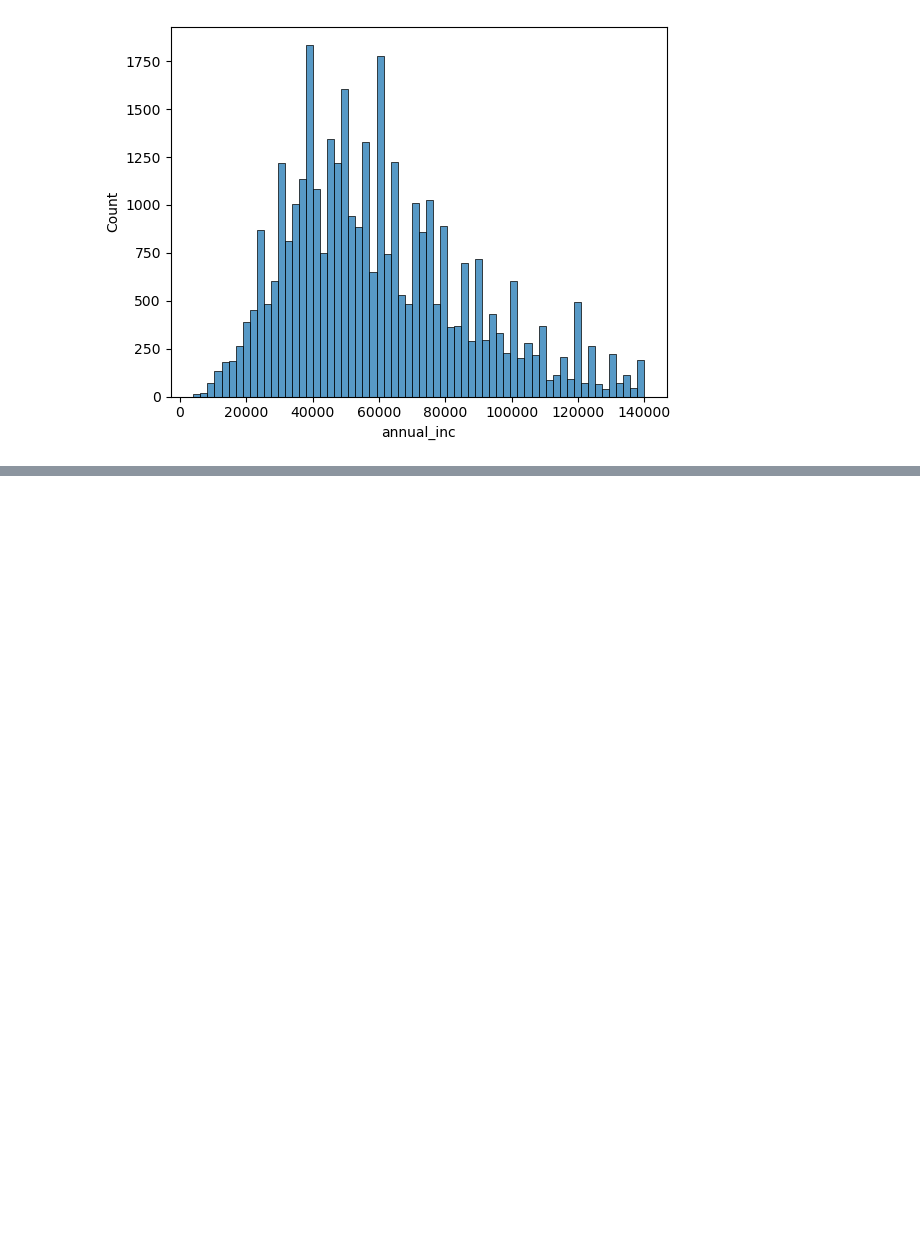
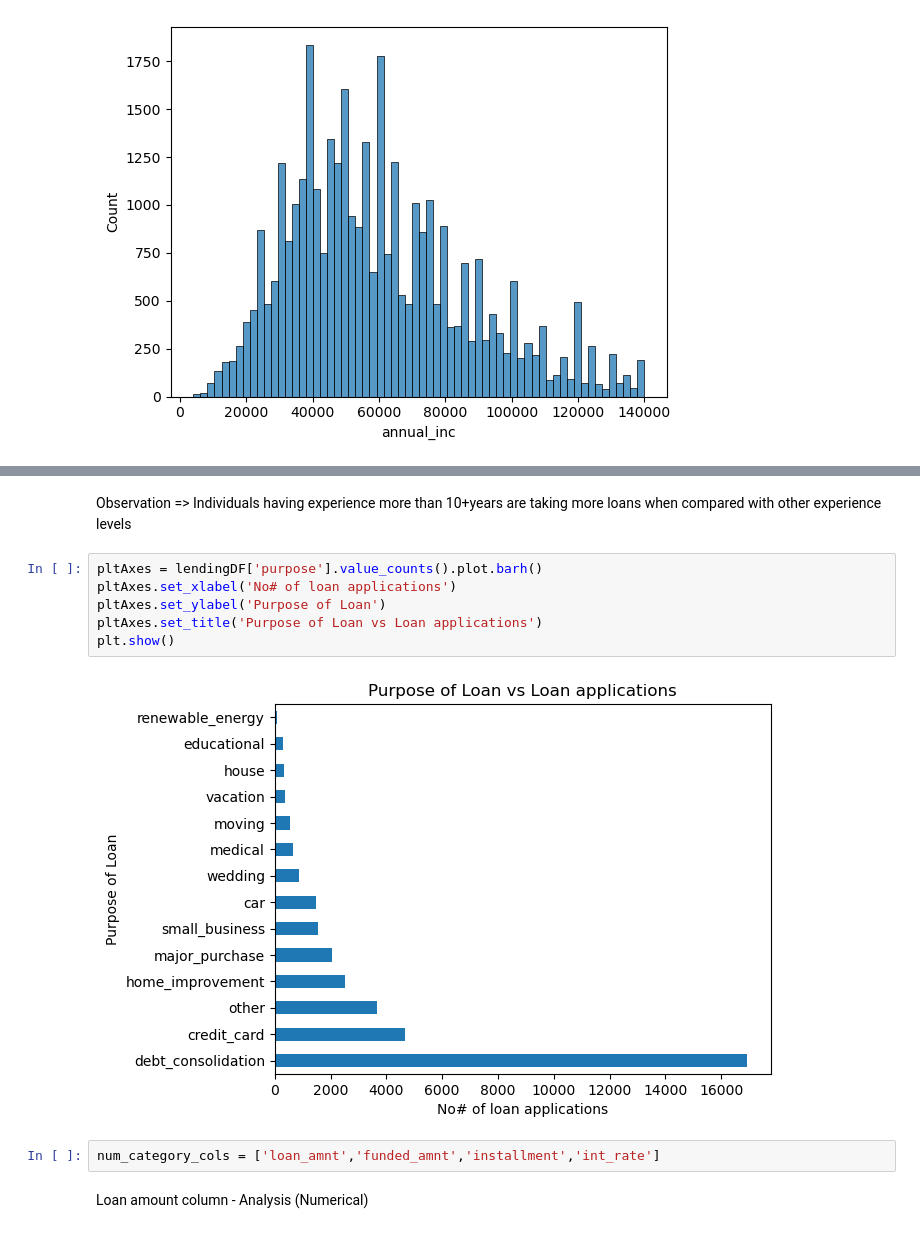
Before and after one commit to Aswani-ReddyKV/LendingClubCaseStudy, a Jupyter notebook: LendingClubCaseStudy.ipynb, the cells around one changed output, grey strips where cells are left out. Drawn from its saved outputs; the diff is of its cells as text; blank space fills up the shorter version.

```diff
--- a/LendingClubCaseStudy.ipynb
+++ b/LendingClubCaseStudy.ipynb
@@ -279,0 +296,14 @@ Additional comments
+# %% [markdown]
+Observation => Individuals having experience more than 10+years are taking more loans when compared with other experience levels
+# %%
+pltAxes = lendingDF['purpose'].value_counts().plot.barh()
+pltAxes.set_xlabel('No# of loan applications')
+pltAxes.set_ylabel('Purpose of Loan')
+pltAxes.set_title('Purpose of Loan vs Loan applications')
+plt.show()
+# %% [output]
+[figure, added]
+# %%
+num_category_cols = ['loan_amnt','funded_amnt','installment','int_rate']
+# %% [markdown]
+Loan amount column - Analysis (Numerical)
```
Also changed, not shown: parts of 50 cells of this notebook.
